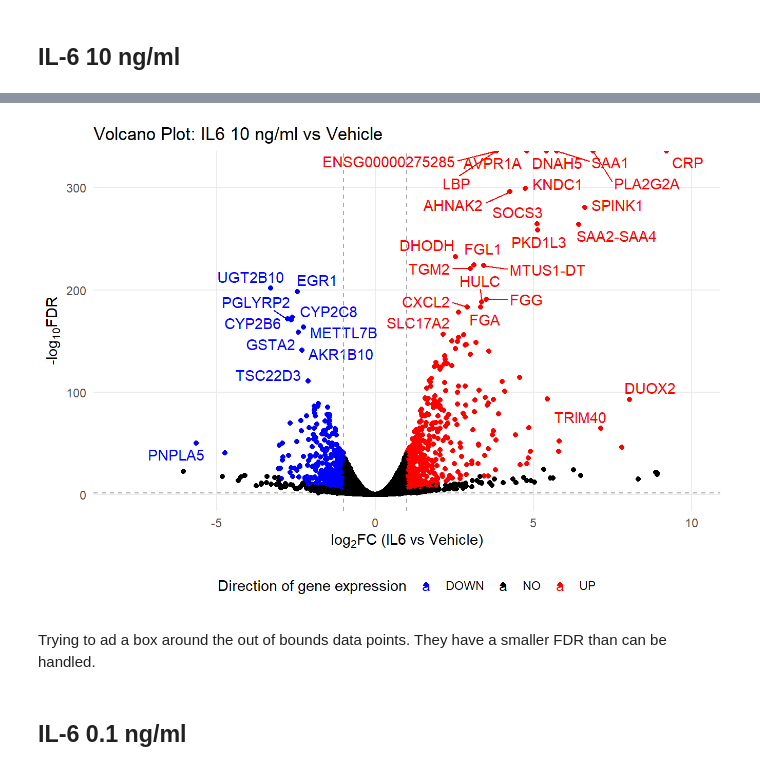
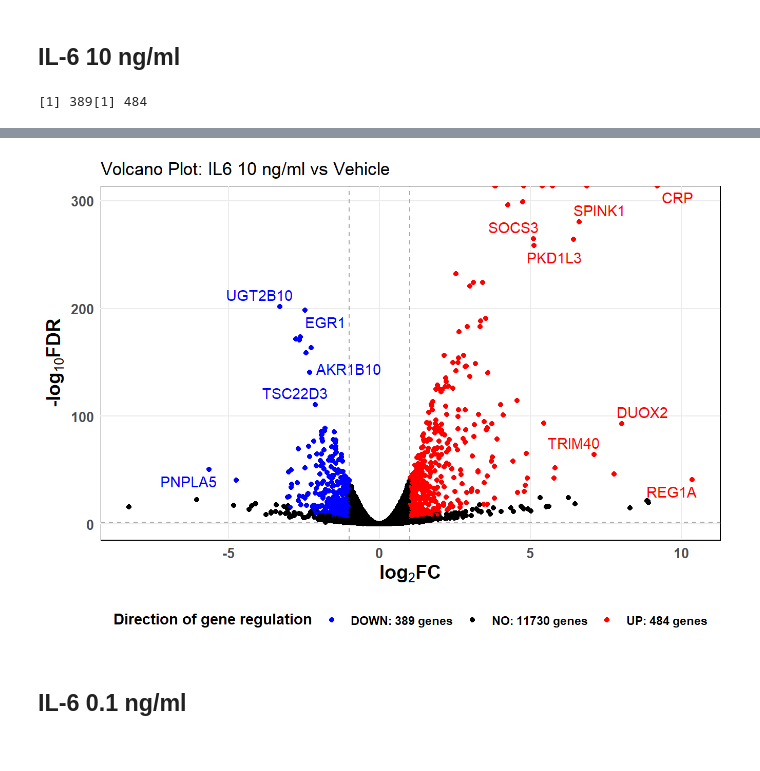
Before and after one commit to andreasludvig/manuscript, a Jupyter notebook: notebooks/seq/seq.embed.ipynb, the cells around one changed output, grey strips where cells are left out. Saved outputs shown, nothing was run; the diff lists cells and outputs as text; code cells hidden in the pictures.

```diff
--- a/notebooks/seq/seq.embed.ipynb
+++ b/notebooks/seq/seq.embed.ipynb
@@ -71,6 +71,11 @@ Warning: Removed 12820 rows containing missing values (`geom_text_repel()`).
 # Import raw data from the specified Excel file and sheet
 file <- here("notebooks/seq/data_raw/IL6_10_vs_vehicle.xlsx")
 il6_10_data <- read_xlsx(file, sheet = 1)
+
+setDT(il6_10_data)
+il6_10_data[logCPM >1 & FDR < 0.05 & logFC < -1] |> nrow()
+# %% [output]
+[1] 389[1] 484
 # %%
 #| label: fig-volcano-il6-10
 #| fig-cap: "Volcano plot. IL-6 10 ng/ml vs. vehicle control. Vertical lines for fold change thresholds"
@@ -93,25 +98,59 @@ il6_10_data$delabel <- NA
 # Now, you can safely assign gene names to the 'delabel' column for differentially expressed genes
 il6_10_data$delabel[il6_10_data$diffexpressed != "NO"] <- il6_10_data$genes[il6_10_data$diffexpressed != "NO"]
 
+
+# Legend numbers
+category_counts <- table(il6_10_data$diffexpressed)
+labels_with_counts <- paste(names(category_counts), ": ", category_counts, " genes", sep = "")
+
+
 # Create the volcano plot using ggplot2
 plot_volcano_il6_10 <-
-  ggplot(data=il6_10_data, aes(x=logFC, y=-log10(FDR), col=diffexpressed, label=delabel)) +
-    theme_minimal() + # Use a minimal theme for the plot
-    geom_text_repel(max.overlaps = 10) + # Use repelling text to avoid label overlap
-    scale_color_manual(values=c("blue", "black", "red")) + # Custom colors for differential expression
-    geom_vline(xintercept=c(-1, 1), col="dark grey", linetype = "dashed") + # Vertical lines for fold change thresholds
-    geom_hline(yintercept=-log10(0.05), col="dark grey", linetype = "dashed") + # Horizontal line for FDR threshold
-    geom_point() + # Add points for each gene
-    labs(color = 'Direction of gene expression', # Customize legend title
-         x = expression("log"[2]*"FC (IL6 vs Vehicle)"), # Customize x-axis label
-         y = expression("-log"[10]*"FDR")) + # Customize y-axis label
-    scale_x_continuous(limits = c(-8, 10)) + # Customize x-axis breaks
-    scale_y_continuous(limits = c(0, 320)) + # Customize y-axis breaks
-    theme(panel.grid.minor.y = element_blank(),# Remove minor grid lines
-          panel.grid.minor.x = element_blank(),# Remove minor grid lines
-          legend.position = "bottom"
-          )+
-    ggtitle('Volcano Plot: IL6 10 ng/ml vs Vehicle') # Add a title to the plot
+  ggplot(
+    data = il6_10_data,
+    aes(
+      x = logFC,
+      y = -log10(FDR),
+      col = diffexpressed,
+      label = delabel
+    )
+  ) +
+  theme_minimal() + # Use a minimal theme for the plot
+  geom_text_repel(
+    max.overlaps = 5,
+    # size = 2.5,
+    # nudge_x = .25,
+    # nudge_y = .25,
+    # point.padding = 0.5,
+    # box.padding = 0.5,
+    # force = 1,
+    show.legend = FALSE # Dont let legend inherit symbols from this function. They look weird
+  ) +
+  scale_color_manual(
+    values = c("blue", "black", "red"), # Custom colors for differential expression
+    labels = labels_with_counts
+  ) + # Custom labels w/ counts differential expression
+  geom_vline(xintercept = c(-1, 1), col = "dark grey", linetype = "dashed") + # Vertical lines for fold change thresholds
+  geom_hline(yintercept = -log10(0.05), col = "dark grey", linetype = "dashed") + # Horizontal line for FDR threshold
+  geom_point() + # Add points for each gene
+  labs(
+    color = bquote(bold("Direction of gene regulation")), # Customize legend title
+    x = bquote(bold("log"[2] * "FC")), # Customize x-axis label
+    y = bquote(bold("-log"[10] * "FDR")) # Customize y-axis label
+  ) +
+  # scale_x_continuous(limits = c(-8, 10)) + # Customize x-axis breaks
+  # scale_y_continuous(limits = c(0, 320)) + # Customize y-axis breaks
+  theme(
+    panel.grid.minor.y = element_blank(), # Remove minor grid lines
+    panel.grid.minor.x = element_blank(), # Remove minor grid lines
+    legend.position = "bottom",
+    plot.background = element_rect(fill = "white", linetype = "blank"),
+    legend.text = element_text(face = "bold"),
+    axis.text = element_text(size = 10, face = "bold"),
+    axis.title = element_text(size = 14),
+    panel.background = element_rect(linetype = "solid")
+  ) +
+  ggtitle("Volcano Plot: IL6 10 ng/ml vs Vehicle") # Add a title to the plot
 
 
 plot_volcano_il6_10
@@ -120,4 +161,2 @@ Warning: Removed 11731 rows containing missing values (`geom_text_repel()`).Warn
 increasing max.overlaps
-[figure, old version]
+[figure, new version]
-# %% [markdown]
-Trying to ad a box around the out of bounds data points. They have a smaller FDR than can be handled.
```
Also changed, not shown: parts of 16 cells of this notebook, 37 other files.
